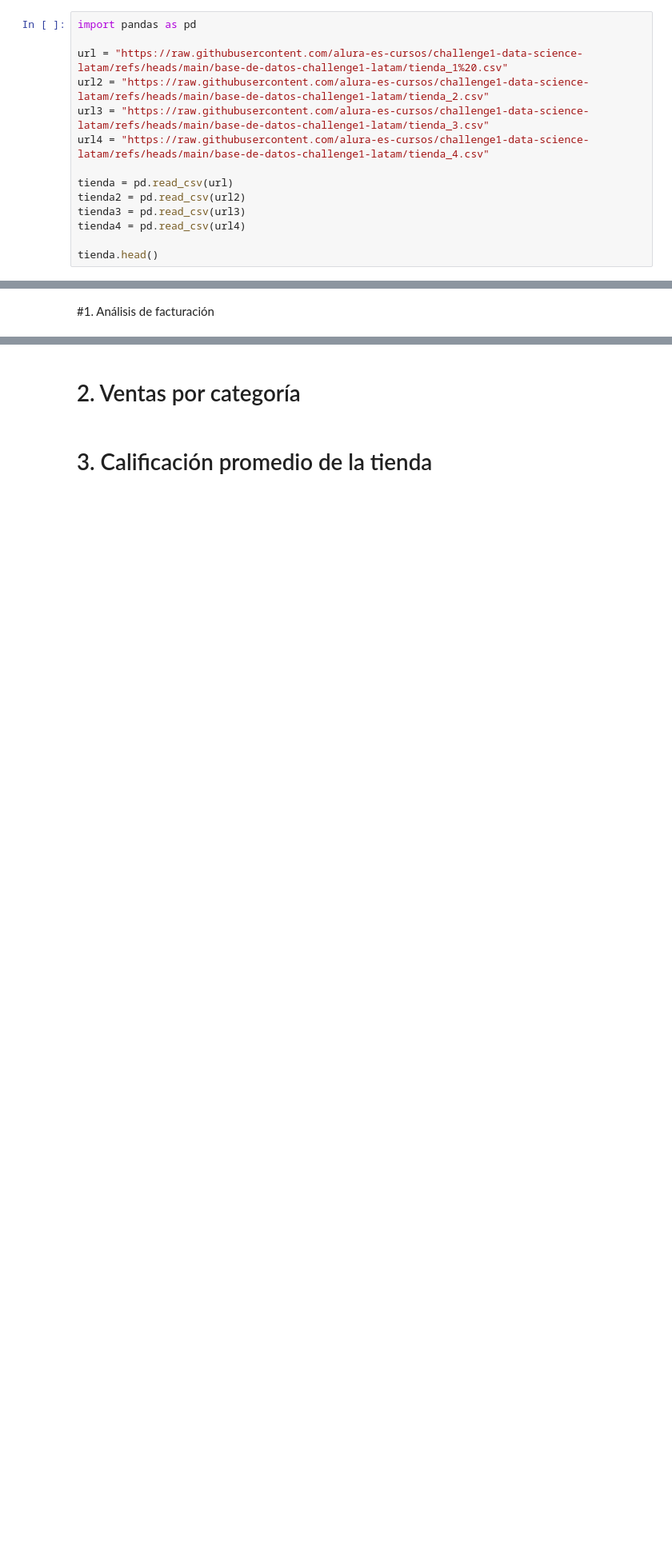
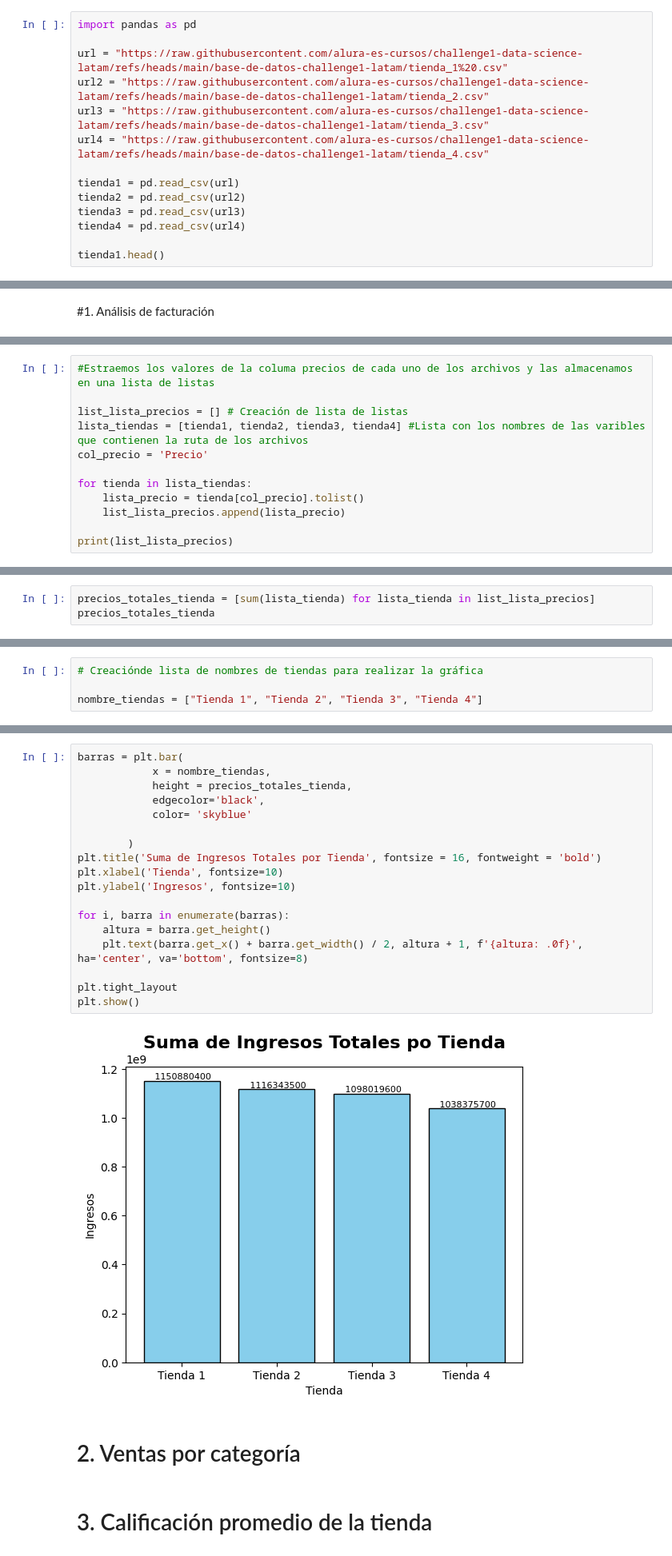
Before and after one commit to DevMagnov/challenge1-data-science-latam, a Jupyter notebook: AluraStoreLatam.ipynb, the cells around one changed output, grey strips where cells are left out. Shown at 80% size. Cells and saved outputs as stored; diff of their text form; blank space fills up the shorter version.

Commit message:
Actualizando el archivo con el analisis de facturacion

```diff
--- a/AluraStoreLatam.ipynb
+++ b/AluraStoreLatam.ipynb
@@ -8,12 +10,12 @@ url2 = "https://raw.githubusercontent.com/alura-es-cursos/challenge1-data-scienc
 url3 = "https://raw.githubusercontent.com/alura-es-cursos/challenge1-data-science-latam/refs/heads/main/base-de-datos-challenge1-latam/tienda_3.csv"
 url4 = "https://raw.githubusercontent.com/alura-es-cursos/challenge1-data-science-latam/refs/heads/main/base-de-datos-challenge1-latam/tienda_4.csv"
 
-tienda = pd.read_csv(url)
+tienda1 = pd.read_csv(url)
 tienda2 = pd.read_csv(url2)
 tienda3 = pd.read_csv(url3)
 tienda4 = pd.read_csv(url4)
 
-tienda.head()
+tienda1.head()
 # %% [output]
 |  | Producto | Categoría del Producto | Precio | Costo de envío | Fecha de Compra | Vendedor | Lugar de Compra | ... |
 | 0 | Asistente virtual | Electrónicos | 164300.0 | 6900.0 | 16/01/2021 | Pedro Gomez | Bogotá | ... |
@@ -81,0 +55,12 @@ El total de ingresos de la tienda 4 es: 1038375700.0
+# %%
+#Estraemos los valores de la columa precios de cada uno de los archivos y las almacenamos en una lista de listas
+
+list_lista_precios = [] # Creación de lista de listas
+lista_tiendas = [tienda1, tienda2, tienda3, tienda4] #Lista con los nombres de las varibles que contienen la ruta de los archivos
+col_precio = 'Precio'
+
+for tienda in lista_tiendas:
+    lista_precio = tienda[col_precio].tolist()
+    list_lista_precios.append(lista_precio)
+
+print(list_lista_precios)
@@ -81,0 +69,3 @@ El total de ingresos de la tienda 4 es: 1038375700.0
+# %%
+precios_totales_tienda = [sum(lista_tienda) for lista_tienda in list_lista_precios]
+precios_totales_tienda
@@ -81,0 +74,4 @@ El total de ingresos de la tienda 4 es: 1038375700.0
+# %%
+# Creaciónde lista de nombres de tiendas para realizar la gráfica
+
+nombre_tiendas = ["Tienda 1", "Tienda 2", "Tienda 3", "Tienda 4"]
@@ -82,3 +80,23 @@ El total de ingresos de la tienda 4 es: 1038375700.0
+# %%
+barras = plt.bar(
+            x = nombre_tiendas,
+            height = precios_totales_tienda,
+            edgecolor='black',
+            color= 'skyblue'
+
+        )
+plt.title('Suma de Ingresos Totales por Tienda', fontsize = 16, fontweight = 'bold')
+plt.xlabel('Tienda', fontsize=10)
+plt.ylabel('Ingresos', fontsize=10)
+
+for i, barra in enumerate(barras):
+    altura = barra.get_height()
+    plt.text(barra.get_x() + barra.get_width() / 2, altura + 1, f'{altura: .0f}', ha='center', va='bottom', fontsize=8)
+
+plt.tight_layout
+plt.show()
+# %% [output]
+[figure, added]
 # %% [markdown]
 # 2. Ventas por categoría
 # %% [markdown]
```
Also changed, not shown: parts of 8 cells of this notebook.
